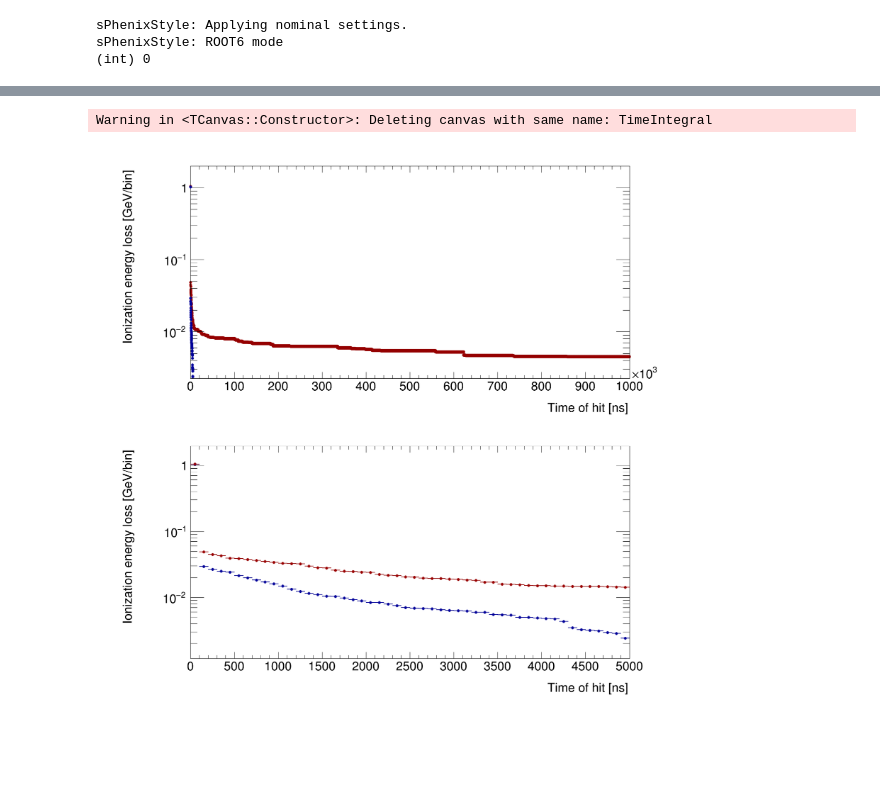
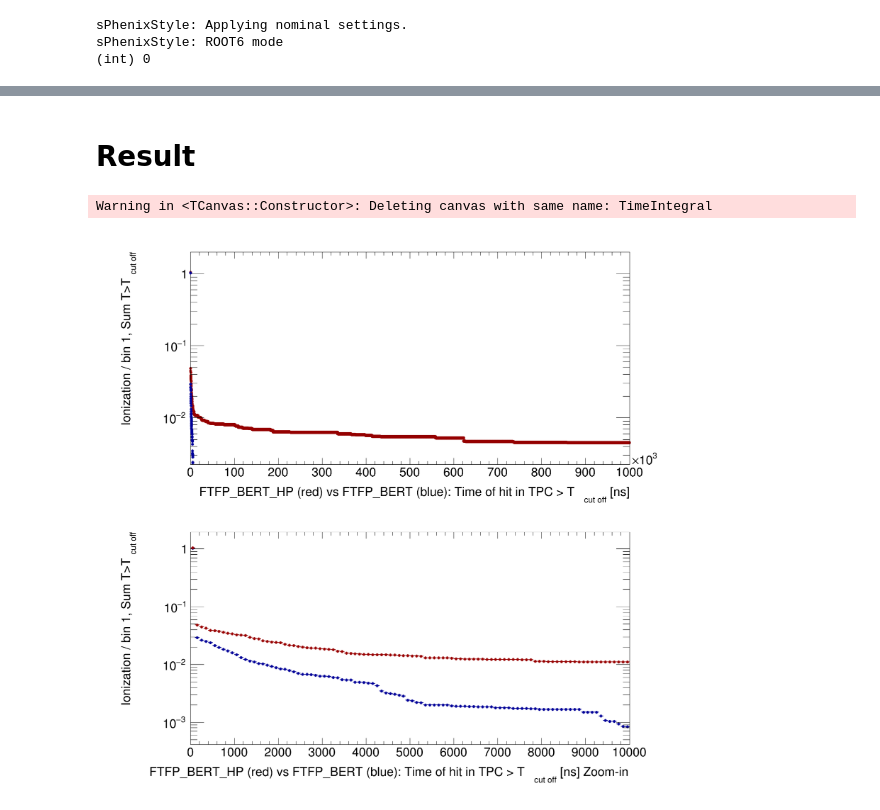
Before and after one commit to blackcathj/macros, a Jupyter notebook: detectors/sPHENIX/Plot.ipynb, the cells around one changed output, grey strips where cells are left out. Saved outputs shown, nothing was run; the diff lists cells and outputs as text; code cells hidden in the pictures; blank space fills up the shorter version.

```diff
--- a/detectors/sPHENIX/Plot.ipynb
+++ b/detectors/sPHENIX/Plot.ipynb
@@ -95,8 +106,8 @@ file_HP->GetObject("T", T_HP);
 # %%
 %%cpp
 
-TH1 * h_eIonTPCHitTime_HP = new TH1F("h_eIonTPCHitTime_HP",";Time of hit [ns];Ionization energy loss [GeV/bin]",10000,0,1000000);
-TH1 * h_eIonTPCHitTime = new TH1F("h_eIonTPCHitTime",";Time of hit [ns];Ionization energy loss [GeV/bin]",10000,0,1000000);
+TH1 * h_eIonTPCHitTime_HP = new TH1F("h_eIonTPCHitTime_HP",";FTFP_BERT_HP: Time of hit in TPC [ns];Ionization energy loss [GeV/bin]",10000,0,1000000);
+TH1 * h_eIonTPCHitTime = new TH1F("h_eIonTPCHitTime",";FTFP_BERT: Time of hit in TPC [ns];Ionization energy loss [GeV/bin]",10000,0,1000000);
 {
 
     auto c1 = new TCanvas(TString("TimeScan") ,
@@ -133,7 +144,8 @@ TH1 * h_eIonTPCHitTime = new TH1F("h_eIonTPCHitTime",";Time of hit [ns];Ionizati
         p = (TPad *) c1->cd(idx++);
         c1->Update();
         p->SetLogy();
-        h_eIonTPCHitTime_HP->DrawClone();
+        TH1 * h = (TH1 *) h_eIonTPCHitTime_HP->DrawClone();
+        h->GetXaxis()->SetTitle("FTFP_BERT_HP (red) vs FTFP_BERT (blue): Time of hit in TPC [ns]");
         h_eIonTPCHitTime->DrawClone("SAME");
 
     }
@@ -146,3 +158,5 @@ TH1 * h_eIonTPCHitTime = new TH1F("h_eIonTPCHitTime",";Time of hit [ns];Ionizati
+# %% [markdown]
+# Result
 # %%
 %%cpp -d
 
@@ -163,39 +182,38 @@ TH1 * NormalizedIntegral(TH1 * h)
 # %%
 %%cpp
-
-TH1 * h_eIonTPCHitTime_HP_NormalizedIntegral = NormalizedIntegral(h_eIonTPCHitTime_HP);
-TH1 * h_eIonTPCHitTime_NormalizedIntegral = NormalizedIntegral(h_eIonTPCHitTime);
 {
 
     auto c1 = new TCanvas(TString("TimeIntegral") ,
                         TString("TimeIntegral"),
                         1800, 1800);
 
     c1->Divide(1, 2);
     int idx = 1;
     TPad *p;
 
     {
         p = (TPad *) c1->cd(idx++);
         c1->Update();
         p->SetLogy();
-        h_eIonTPCHitTime_HP_NormalizedIntegral->DrawClone();
+        TH1 * h = (TH1 *)h_eIonTPCHitTime_HP_NormalizedIntegral->DrawClone();
+        h->SetTitle(";FTFP_BERT_HP (red) vs FTFP_BERT (blue): Time of hit in TPC > T_{cut off} [ns];Ionization / bin 1, Sum T>T_{cut off}");
         h_eIonTPCHitTime_NormalizedIntegral->DrawClone("SAME");
 
     }
 
     {
         p = (TPad *) c1->cd(idx++);
         c1->Update();
         p->SetLogy();
         TH1 * h = (TH1 *) h_eIonTPCHitTime_NormalizedIntegral->DrawClone();
+        h->SetTitle(";FTFP_BERT_HP (red) vs FTFP_BERT (blue): Time of hit in TPC > T_{cut off} [ns] Zoom-in;Ionization / bin 1, Sum T>T_{cut off}");
         h_eIonTPCHitTime_HP_NormalizedIntegral->DrawClone("SAME");
-        h->GetXaxis()->SetRangeUser(0,5000);
+        h->GetXaxis()->SetRangeUser(0,10000);
     }
 
 
     c1->Draw();
 }
 # %% [output]
 Warning in <TCanvas::Constructor>: Deleting canvas with same name: TimeIntegral
-[figure, old version]
+[figure, new version]
```
Also changed, not shown: parts of 12 cells of this notebook.
